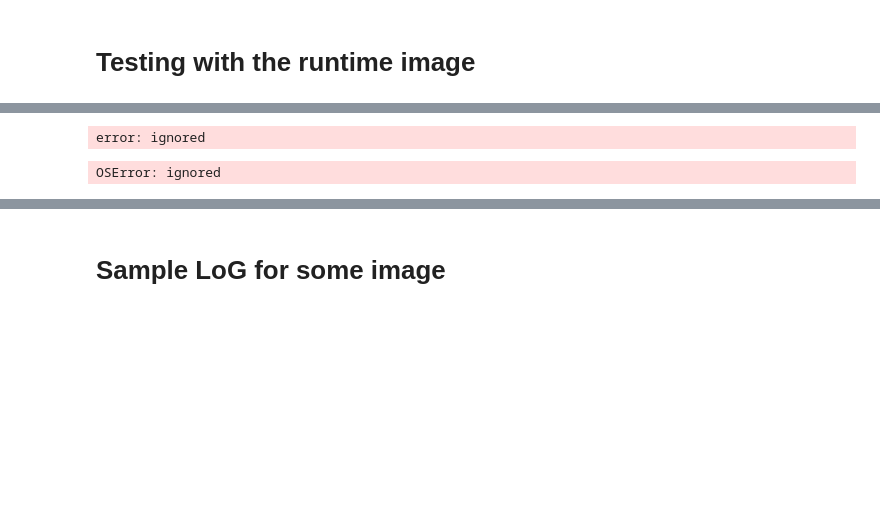
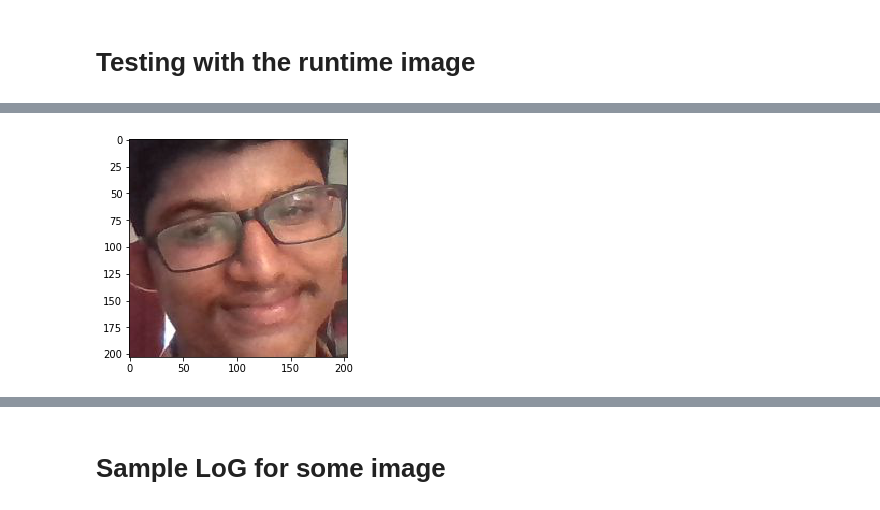
Before and after one commit to Ivsrk/Facial-Expression-Recognisation, a Jupyter notebook: Facial_Expression_Recognisation.ipynb, the cells around one changed output, grey strips where cells are left out. Saved outputs shown, nothing was run; the diff lists cells and outputs as text; code cells hidden in the pictures; blank space fills up the shorter version.

```diff
--- a/Facial_Expression_Recognisation.ipynb
+++ b/Facial_Expression_Recognisation.ipynb
@@ -483,25 +505,25 @@ Saved to photo.jpg
 # %%
 #Cropping image
 
 from PIL import Image
 import cv2
 import matplotlib.pyplot as plt
 
 faces = []
 
-img = Image.open("/content/angry1.jpg")
+img = Image.open("/content/photo.jpg")
 face_cascade = cv2.CascadeClassifier('haarcascade_frontalface_default.xml')
 faces = face_cascade.detectMultiScale(np.asarray(img), 1.3, 5)
 for (x, y, w, h) in faces:
   if len(faces) == 1:
     crop_img = img.crop((x,y,x+w,y+h))
   else:
     print("multiple faces detected, passing over image")
 
 plt.imshow(crop_img)
 crop_img.save('photo.jpg')
 # %% [output]
-error: ignored
+[figure, added]
 # %%
 import PIL
 from PIL import Image
@@ -516,17 +538,17 @@ gray = gray/255
 
 #reshaping image (-1 is used to automatically fit an integer at it's place to match dimension of original image)
 gray = gray.reshape(-1, 48, 48, 1)
-model3=  tf.keras.models.load_model("C:\\Users\\Ramakrishna\\Downloads\\Adam model.h5")
-res = model3.predict(gray)
+model=  tf.keras.models.load_model("/content/Adam.h5")
+
+#model=  tf.keras.models.load_model("C:\\Users\\Ramakrishna\\Downloads\\Adam model.h5")
+res = model.predict(gray)
 
 #argmax returns index of max value
 result_num = np.argmax(res)
-res = model3.predict(gray)
+res = model.predict(gray)
 
 #argmax returns index of max value
 result_num = np.argmax(res)
 labels = ['Angry','Disgust','Fear','Happy','Sad' , 'Surprise','Neutral']
 # this is for plotting purpose
 index = np.arange(len(labels))
-# %% [output]
-OSError: ignored
```
Also changed, not shown: parts of 45 cells of this notebook.
